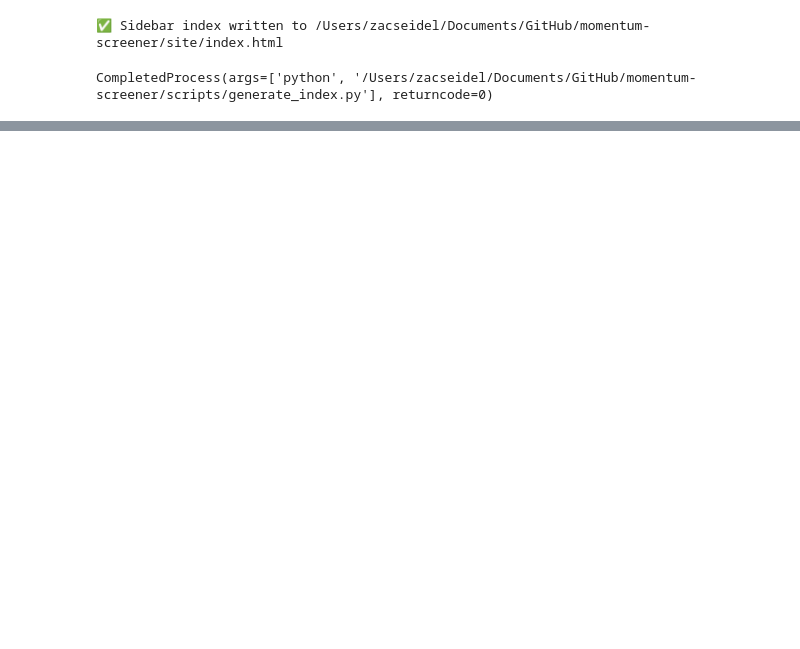
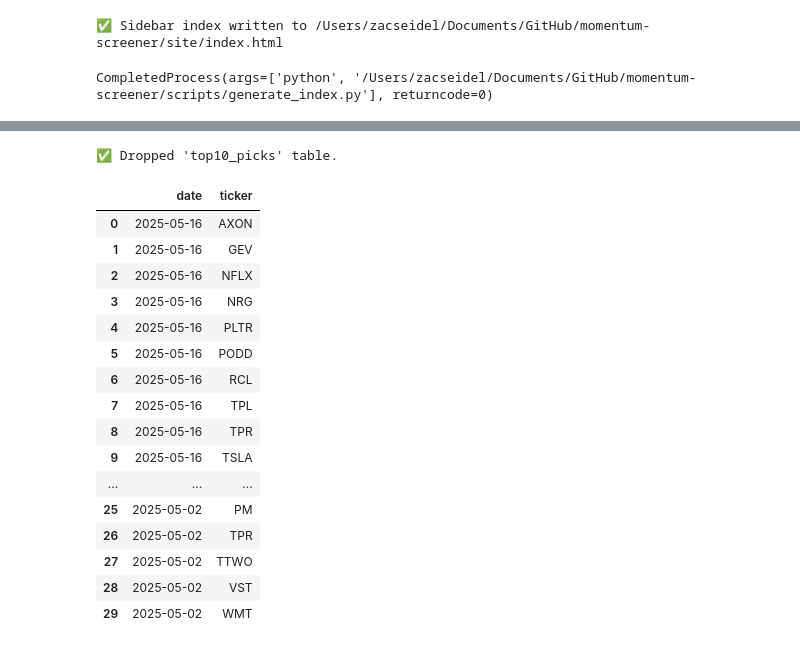
Before and after one commit to zacseidel/momentum-screener, a Jupyter notebook: notebooks/test_html_report_generation.ipynb, the cells around one changed output, grey strips where cells are left out. Drawn from its saved outputs; the diff is of its cells as text; code cells hidden in the pictures; blank space fills up the shorter version.

```diff
--- a/notebooks/test_html_report_generation.ipynb
+++ b/notebooks/test_html_report_generation.ipynb
@@ -123,0 +203,39 @@ CompletedProcess(args=['python', '/Users/zacseidel/Documents/GitHub/momentum-scr
+# %%
+import sqlite3
+import os
+
+# Update this path if needed
+BASE_DIR = os.path.abspath("..")  # Assumes you're in the /notebooks directory
+DB_PATH = os.path.join(BASE_DIR, "data", "market_data.sqlite")
+
+with sqlite3.connect(DB_PATH) as conn:
+    conn.execute("DROP TABLE IF EXISTS top10_picks;")
+    print("✅ Dropped 'top10_picks' table.")
+# %% [output]
+✅ Dropped 'top10_picks' table.
+# %%
+import sqlite3
+import pandas as pd
+
+with sqlite3.connect("../data/market_data.sqlite") as conn:
+    df = pd.read_sql("SELECT date, ticker FROM top10_picks ORDER BY date DESC, ticker", conn)
+
+df
+# %% [output]
+|  | date | ticker |
+| 0 | 2025-05-16 | AXON |
+| 1 | 2025-05-16 | GEV |
+| 2 | 2025-05-16 | NFLX |
+| 3 | 2025-05-16 | NRG |
+| 4 | 2025-05-16 | PLTR |
+| 5 | 2025-05-16 | PODD |
+| 6 | 2025-05-16 | RCL |
+| 7 | 2025-05-16 | TPL |
+| 8 | 2025-05-16 | TPR |
+| 9 | 2025-05-16 | TSLA |
+| ... | ... | ... |
+| 25 | 2025-05-02 | PM |
+| 26 | 2025-05-02 | TPR |
+| 27 | 2025-05-02 | TTWO |
+| 28 | 2025-05-02 | VST |
+| 29 | 2025-05-02 | WMT |
```
Also changed, not shown: parts of 9 cells of this notebook, 28 other files.
